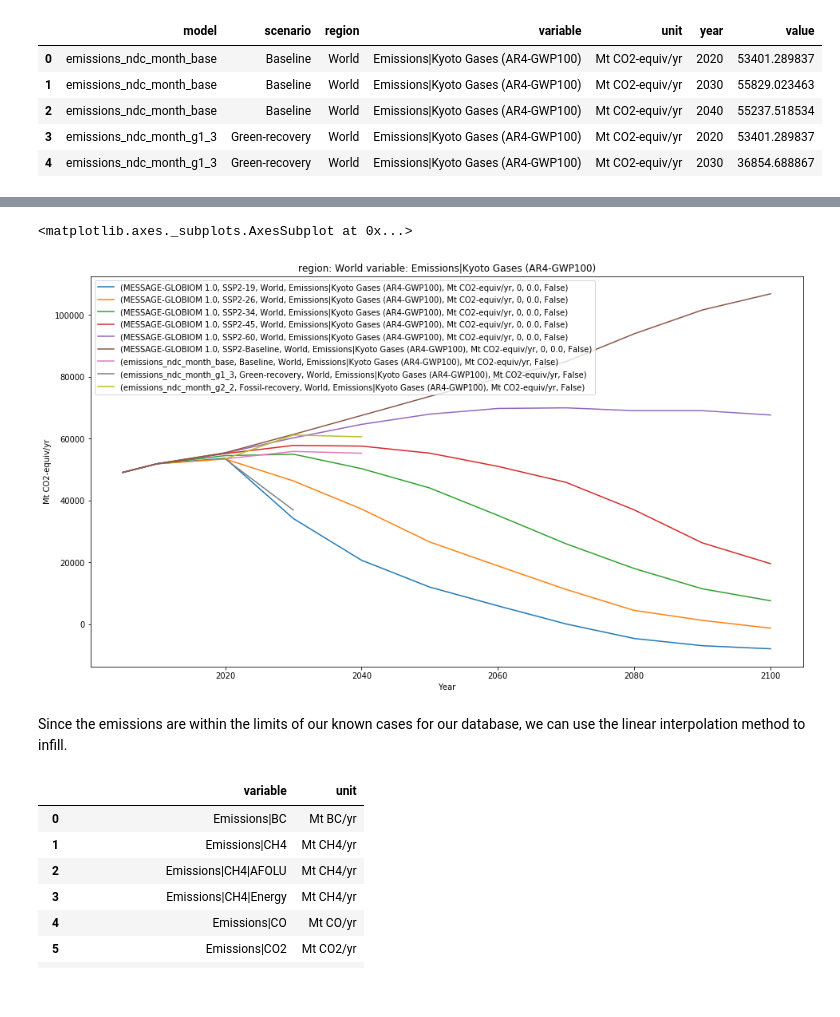
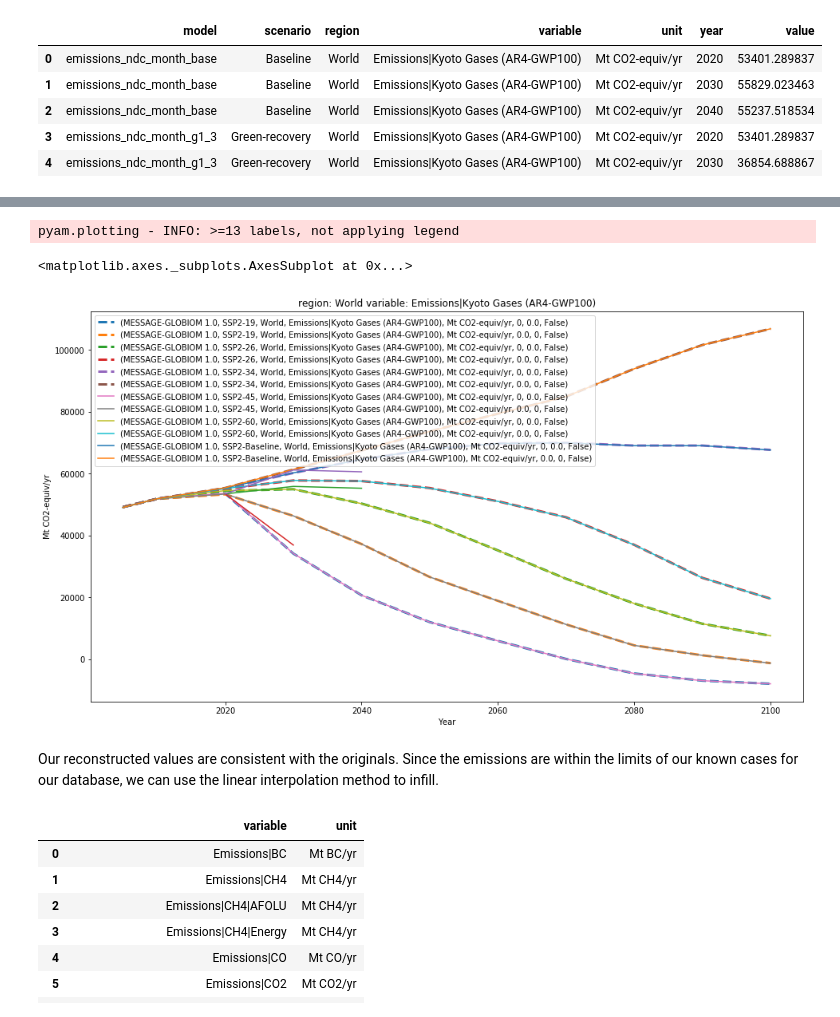
Before and after one commit to GranthamImperial/silicone_examples, a Jupyter notebook: notebooks/InfillingCovidResponse.ipynb, the cells around one changed output, grey strips where cells are left out. Cells and saved outputs as stored; diff of their text form; code cells hidden in the pictures.

Commit message:
Added an extra check to the data

```diff
--- a/notebooks/InfillingCovidResponse.ipynb
+++ b/notebooks/InfillingCovidResponse.ipynb
@@ -172,3 +172,10 @@ kyoto_input.data.head()
 # %%
 # Infill the desired components using interpolation between the nearest MESSAGE-GLOBIOM SSP2 scenarios
 infiller_df = sr15_data.filter(model="MESSAGE-GLOBIOM*", scenario="SSP2*")
+# %%
+# We also need to check that the calculated Kyoto totals agrees with the reported values in the database.
+corrected_infiller_df = silicone.utils._construct_consistent_values(
+    lead, kyoto_gases, silicone.utils.convert_units_to_MtCO2_equiv(
+        infiller_df.filter(variable=kyoto_gases), use_ar4_data=use_ar4_data
+    )
+)
@@ -175,13 +185,15 @@ infiller_df = sr15_data.filter(model="MESSAGE-GLOBIOM*", scenario="SSP2*")
 # %%
 fig = plt.figure(figsize=(16, 9))
 ax = fig.add_subplot(111)
+corrected_infiller_df.line_plot(ax=ax, linestyle="--", linewidth = 3)
 infiller_df.filter(variable=lead).line_plot(ax=ax)
 kyoto_input.line_plot(ax=ax)
 # %% [output]
-<matplotlib.axes._subplots.AxesSubplot at 0x...>
+pyam.plotting - INFO: >=13 labels, not applying legend
+<matplotlib.axes._subplots.AxesSubplot at 0x...>
-[figure, old version]
+[figure, new version]
 # %% [markdown]
-Since the emissions are within the limits of our known cases for our database, we can use the linear interpolation method to infill.
+Our reconstructed values are consistent with the originals. Since the emissions are within the limits of our known cases for our database, we can use the linear interpolation method to infill.
 # %%
 desired_vars = [
     "Emissions|BC",
```
Also changed, not shown: parts of 4 cells of this notebook.
